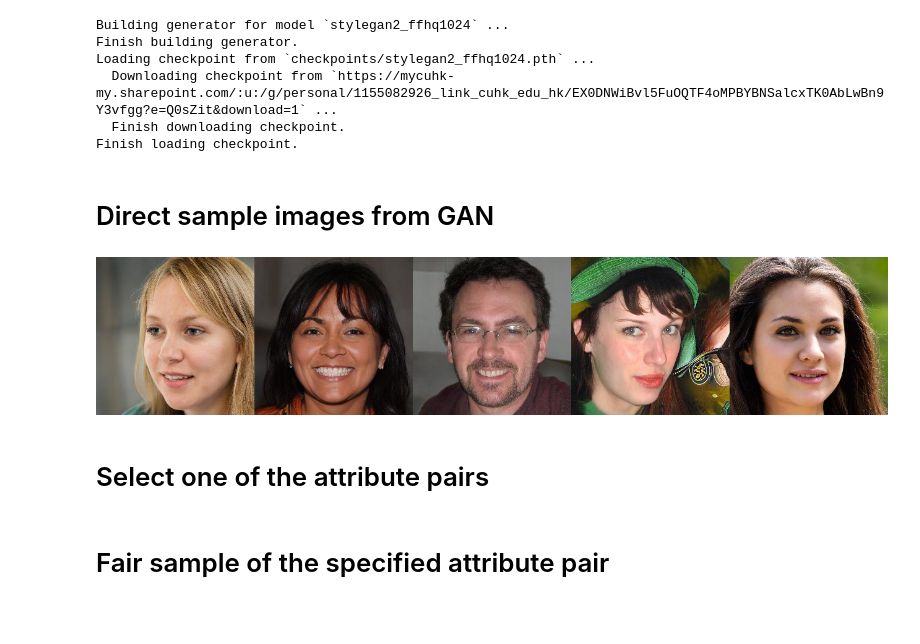
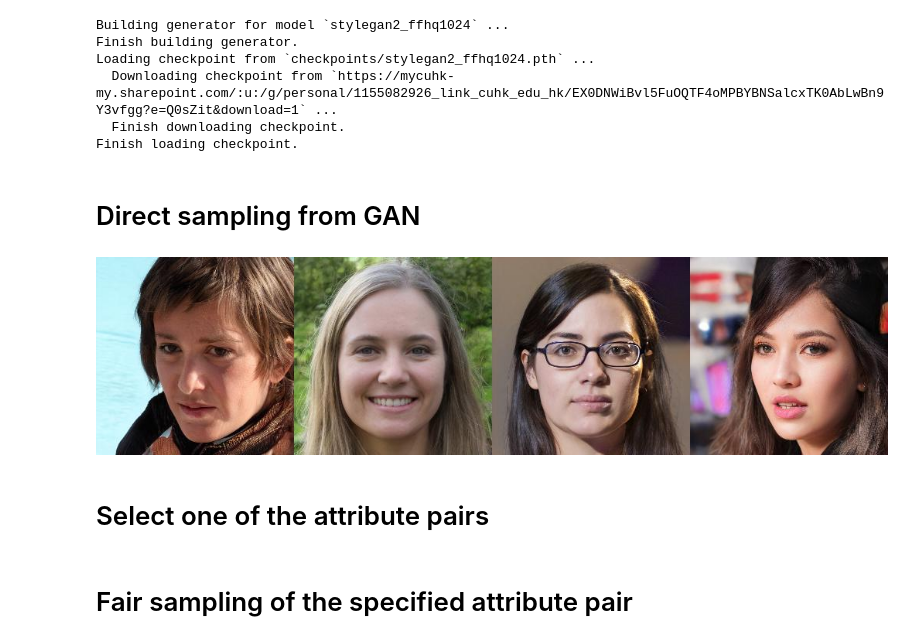
Before and after one commit to genforce/fairgen, a Jupyter notebook: docs/fairgen.ipynb, the cells around one changed output. Cells and saved outputs as stored; diff of their text form; code cells hidden in the pictures; blank space fills up the shorter version.

Commit message:
fix typo, add seed for direct sampling

```diff
--- a/docs/fairgen.ipynb
+++ b/docs/fairgen.ipynb
@@ -137,19 +137,20 @@ Loading checkpoint from `checkpoints/stylegan2_ffhq1024.pth` ...
   Finish downloading checkpoint.
 Finish loading checkpoint.
 # %% [markdown]
-# Direct sample images from GAN
+# Direct sampling from GAN
 # %%
+#@title { display-mode: "form", run: "auto" }
+num_samples = 4 #@param {type:"slider", min:1, max:8, step:1}
+random_seed = 570 #@param {type:"slider", min:0, max:1000, step:1}
 
-#@title { display-mode: "form", run: "auto" }
-
-num_samples = 5 #@param {type:"slider", min:1, max:8, step:1}
+np.random.seed(random_seed)
 codes = sample_codes(generator, num_samples)
 
 with torch.no_grad():
   images = generator(codes, latent_space_type='W')['image']
 imshow(images, col=num_samples)
 # %% [output]
-[figure, old version]
+[figure, new version]
 # %% [markdown]
 # Select one of the attribute pairs
 # %%
@@ -170,7 +171,7 @@ if loaded_pair != attribute_pair:
 
 attr_1,_,attr_2 = attribute_pair.split(' ')
 # %% [markdown]
-# Fair sample of the specified attribute pair
+# Fair sampling of the specified attribute pair
 # %%
 #@title { display-mode: "form", run: "auto" }
 num_samples = 5 #@param {type:"slider", min:1, max:8, step:1}
```
Also changed, not shown: parts of 1 cell of this notebook.
